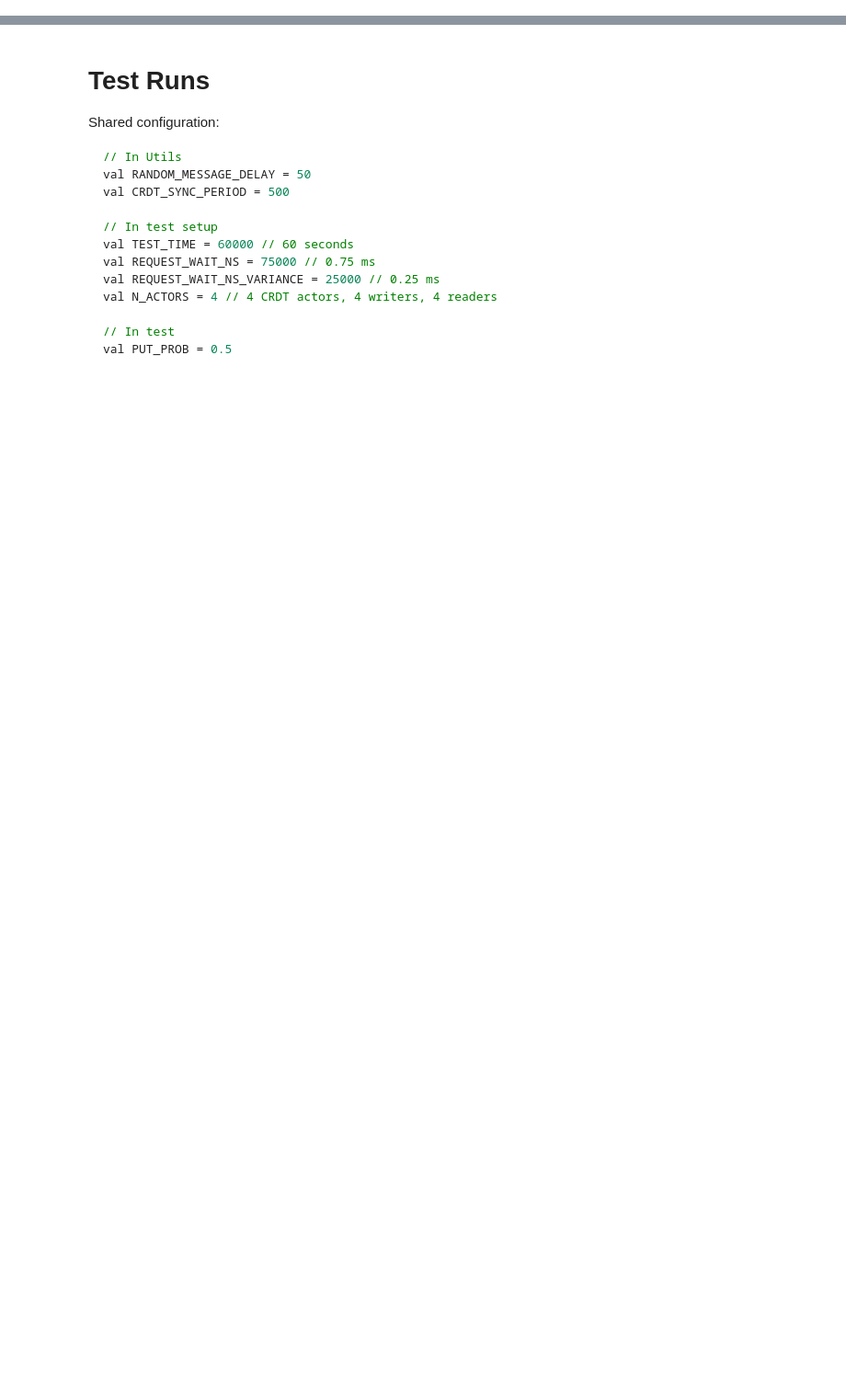
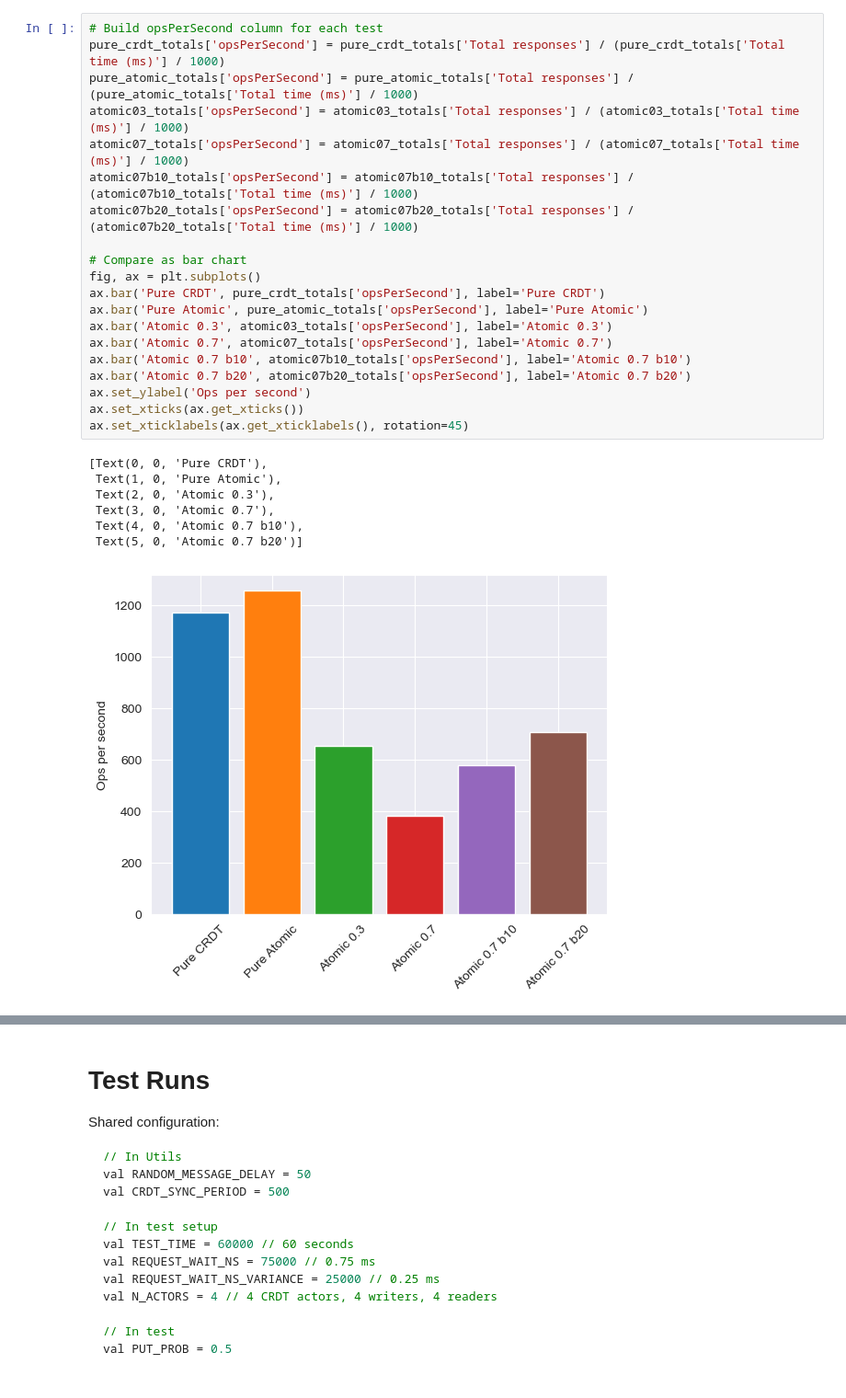
Before and after one commit to Taiwar/ID2203-Project-4-CvRDT, a Jupyter notebook: evaluation/report.ipynb, the cells around one changed output, grey strips where cells are left out. Shown at 92% size. Saved outputs shown, nothing was run; the diff lists cells and outputs as text; blank space fills up the shorter version.

```diff
--- a/evaluation/report.ipynb
+++ b/evaluation/report.ipynb
@@ -0,0 +37,28 @@
+# %%
+# Build opsPerSecond column for each test
+pure_crdt_totals['opsPerSecond'] = pure_crdt_totals['Total responses'] / (pure_crdt_totals['Total time (ms)'] / 1000)
+pure_atomic_totals['opsPerSecond'] = pure_atomic_totals['Total responses'] / (pure_atomic_totals['Total time (ms)'] / 1000)
+atomic03_totals['opsPerSecond'] = atomic03_totals['Total responses'] / (atomic03_totals['Total time (ms)'] / 1000)
+atomic07_totals['opsPerSecond'] = atomic07_totals['Total responses'] / (atomic07_totals['Total time (ms)'] / 1000)
+atomic07b10_totals['opsPerSecond'] = atomic07b10_totals['Total responses'] / (atomic07b10_totals['Total time (ms)'] / 1000)
+atomic07b20_totals['opsPerSecond'] = atomic07b20_totals['Total responses'] / (atomic07b20_totals['Total time (ms)'] / 1000)
+
+# Compare as bar chart
+fig, ax = plt.subplots()
+ax.bar('Pure CRDT', pure_crdt_totals['opsPerSecond'], label='Pure CRDT')
+ax.bar('Pure Atomic', pure_atomic_totals['opsPerSecond'], label='Pure Atomic')
+ax.bar('Atomic 0.3', atomic03_totals['opsPerSecond'], label='Atomic 0.3')
+ax.bar('Atomic 0.7', atomic07_totals['opsPerSecond'], label='Atomic 0.7')
+ax.bar('Atomic 0.7 b10', atomic07b10_totals['opsPerSecond'], label='Atomic 0.7 b10')
+ax.bar('Atomic 0.7 b20', atomic07b20_totals['opsPerSecond'], label='Atomic 0.7 b20')
+ax.set_ylabel('Ops per second')
+ax.set_xticks(ax.get_xticks())
+ax.set_xticklabels(ax.get_xticklabels(), rotation=45)
+# %% [output]
+[Text(0, 0, 'Pure CRDT'),
+ Text(1, 0, 'Pure Atomic'),
+ Text(2, 0, 'Atomic 0.3'),
+ Text(3, 0, 'Atomic 0.7'),
+ Text(4, 0, 'Atomic 0.7 b10'),
+ Text(5, 0, 'Atomic 0.7 b20')]
+[figure, added]
```
Also changed, not shown: parts of 3 cells of this notebook.
